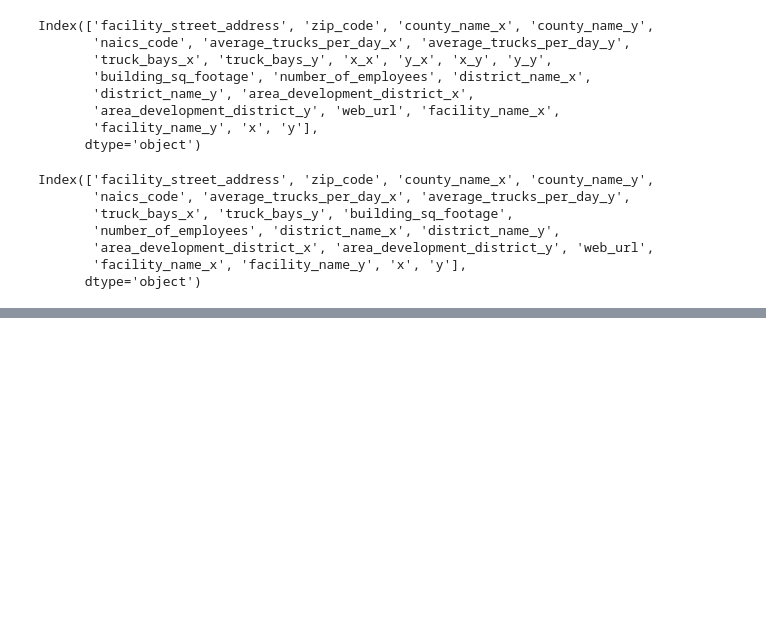
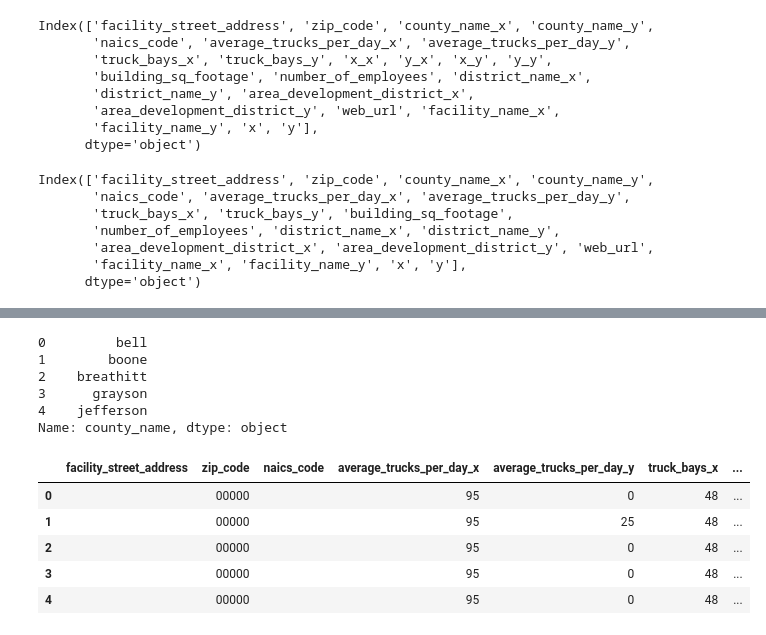
Before and after one commit to Mikes-Design/ky_traffic_analytics, a Jupyter notebook: worked_data/work.ipynb, the cells around one changed output, grey strips where cells are left out. Cells and saved outputs as stored; diff of their text form; code cells hidden in the pictures; blank space fills up the shorter version.

Commit message:
merged and filled county names into one column priortizing data from traffic_df

```diff
--- a/worked_data/work.ipynb
+++ b/worked_data/work.ipynb
@@ -722,0 +745,6 @@ County name mismatches count: 36
+# %%
+# this combines the county names into one column, filling NaN values with the other column's value
+merged_df_cleaned['county_name'] = merged_df_cleaned['county_name_y'].fillna(merged_df_cleaned['county_name_x'])
+# %%
+# this drops the old county name columns as they are no longer needed
+merged_df_cleaned.drop(columns=['county_name_x', 'county_name_y'], inplace=True)
@@ -722,0 +762,19 @@ County name mismatches count: 36
+# %%
+# observing the first few rows of the cleaned DataFrame to see the changes
+merged_df_cleaned['county_name'].head()
+# %% [output]
+0         bell
+1        boone
+2    breathitt
+3      grayson
+4    jefferson
+Name: county_name, dtype: object
+# %%
+merged_df_cleaned.head()
+# %% [output]
+|  | facility_street_address | zip_code | naics_code | average_trucks_per_day_x | average_trucks_per_day_y | truck_bays_x | ... |
+| 0 |  | 00000 |  | 95 | 0 | 48 | ... |
+| 1 |  | 00000 |  | 95 | 25 | 48 | ... |
+| 2 |  | 00000 |  | 95 | 0 | 48 | ... |
+| 3 |  | 00000 |  | 95 | 0 | 48 | ... |
+| 4 |  | 00000 |  | 95 | 0 | 48 | ... |
```
Also changed, not shown: parts of 4 cells of this notebook.
